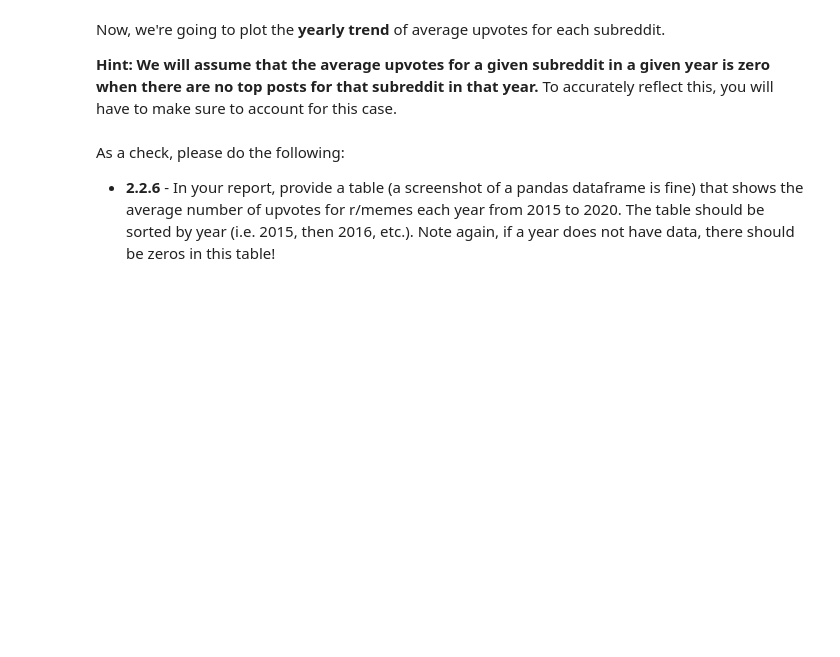
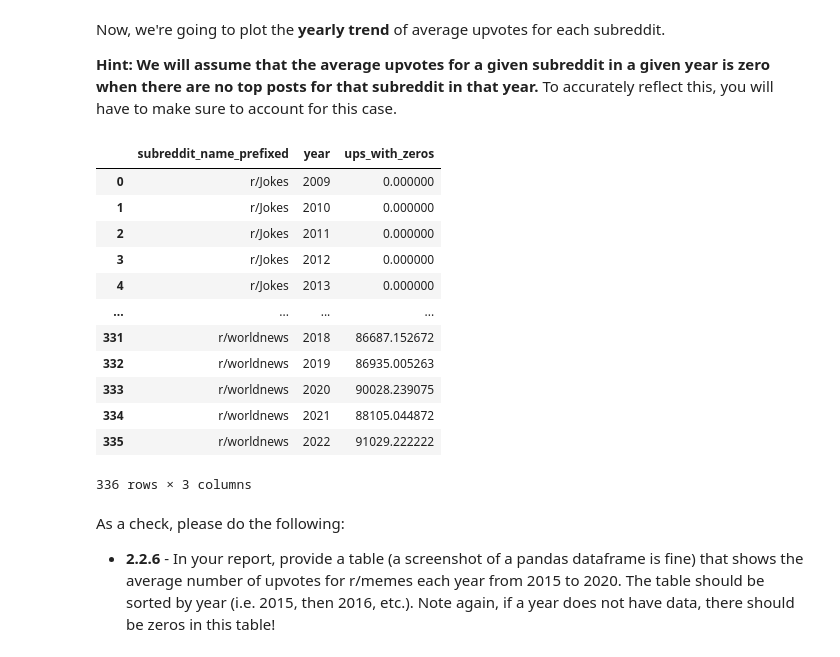
Before and after one commit to bhosalems/CSE-574-PA, a Jupyter notebook: assignment1/assignment_1_474_s22.ipynb, the cells around one changed output. Saved outputs shown, nothing was run; the diff lists cells and outputs as text; code cells hidden in the pictures; blank space fills up the shorter version.

```diff
--- a/assignment1/assignment_1_474_s22.ipynb
+++ b/assignment1/assignment_1_474_s22.ipynb
@@ -333,3 +372,19 @@ merge_zeros['ups_with_zeros'] = 0
+# %%
+merge_zeros
+# %% [output]
+|  | subreddit_name_prefixed | year | ups_with_zeros |
+| 0 | r/Jokes | 2009 | 0.000000 |
+| 1 | r/Jokes | 2010 | 0.000000 |
+| 2 | r/Jokes | 2011 | 0.000000 |
+| 3 | r/Jokes | 2012 | 0.000000 |
+| 4 | r/Jokes | 2013 | 0.000000 |
+| ... | ... | ... | ... |
+| 331 | r/worldnews | 2018 | 86687.152672 |
+| 332 | r/worldnews | 2019 | 86935.005263 |
+| 333 | r/worldnews | 2020 | 90028.239075 |
+| 334 | r/worldnews | 2021 | 88105.044872 |
+| 335 | r/worldnews | 2022 | 91029.222222 |
+336 rows × 3 columns
 # %% [markdown]
 As a check, please do the following:
 
```
Also changed, not shown: parts of 37 cells of this notebook, 1 other file.
